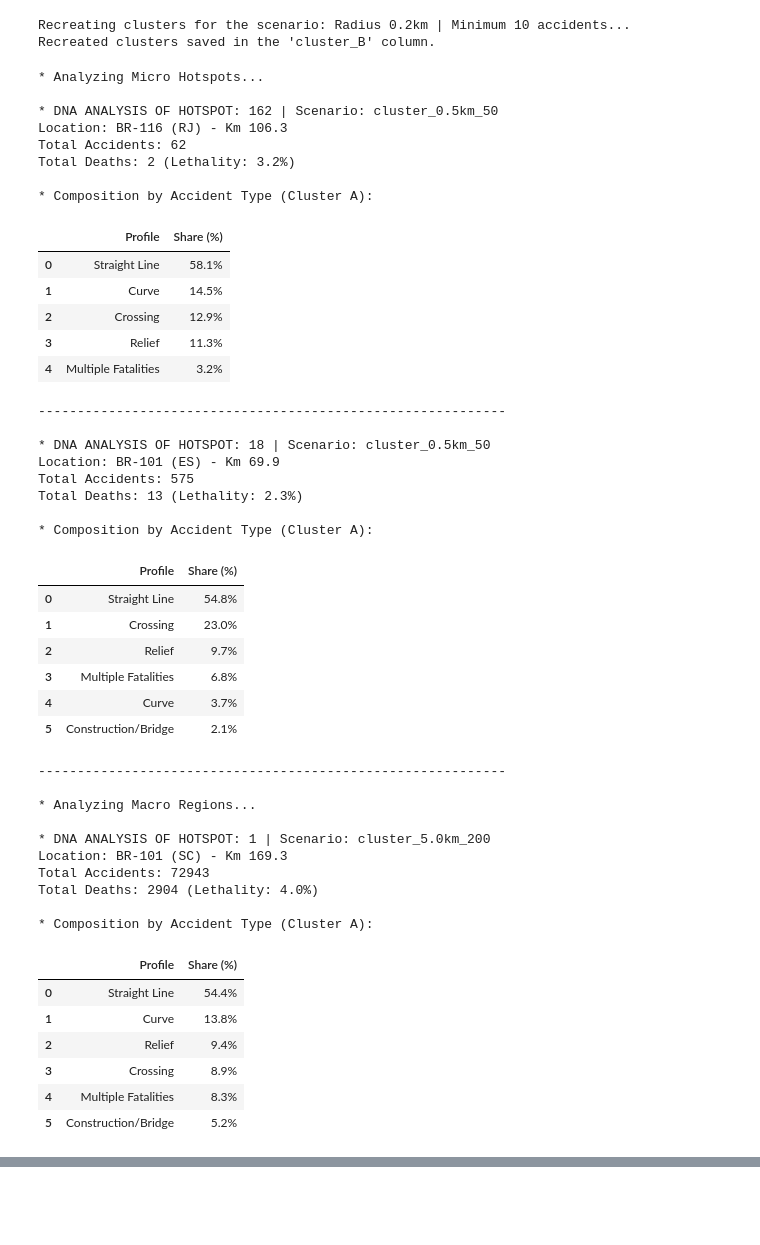
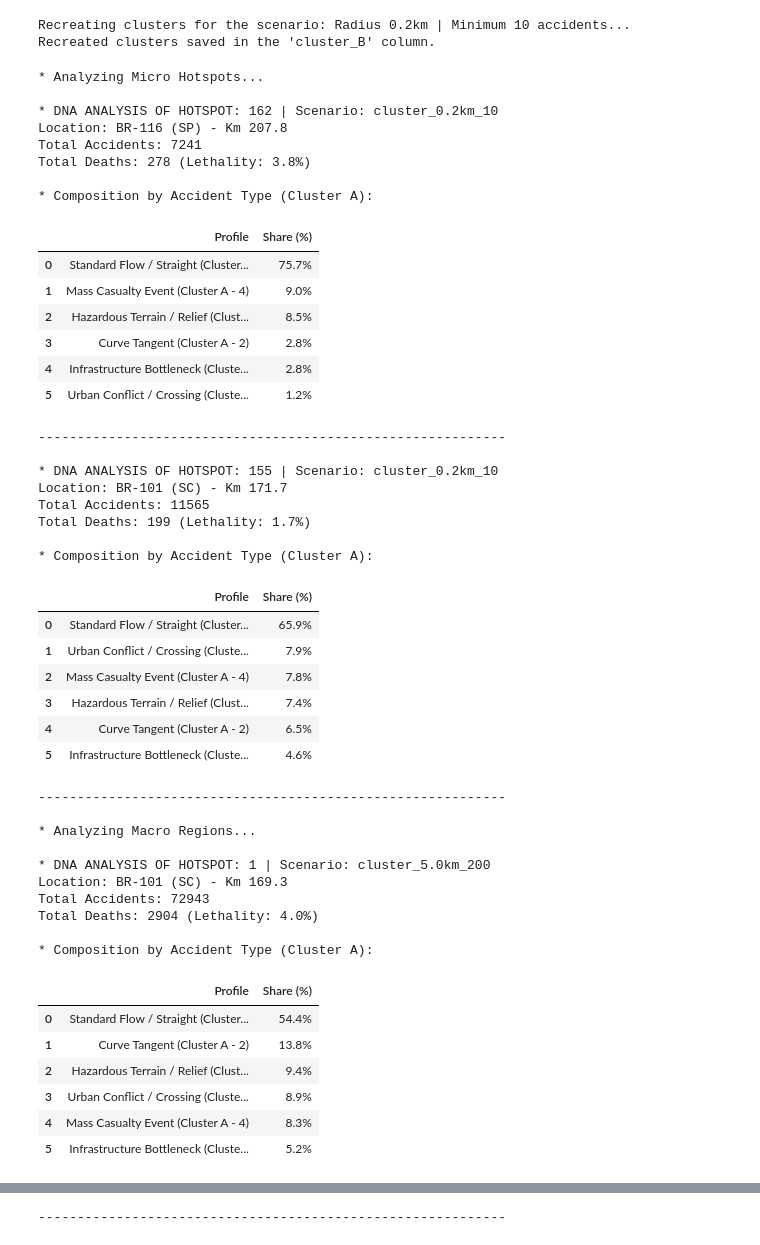
Before and after one commit to vini-mon/PRF-Accident-Clustering, a Jupyter notebook: scripts/cluster_B.ipynb, the cells around one changed output, grey strips where cells are left out. Drawn from its saved outputs; the diff is of its cells as text; code cells hidden in the pictures; blank space fills up the shorter version.

```diff
--- a/scripts/cluster_B.ipynb
+++ b/scripts/cluster_B.ipynb
@@ -201,7 +202,7 @@ def run_dbscan_battery(df, scenarios):
 # Some scenarios to test:
 cenarios_para_testar = [
 
-	(0.5, 50),   # MICRO: Find "The Death Curve" - "A Curva da Morte" (200m, 50 accidents)
+	(0.2, 10),   # MICRO: Find "The Death Curve" - "A Curva da Morte" (200m, 50 accidents)
 	(1.0, 50),   # MESO: Find dangerous stretches (1km, 50 accidents)
 	(5.0, 200)   # MACRO: Find chaotic metropolitan regions (5km, 200 accidents)
 
@@ -295,13 +296,16 @@ def analisar_dna_hotspot(df, cluster_id, scenario_col):
 
     # Mapping names
     mapeamento_nomes = {
-        0: "Relief",
-        1: "Construction/Bridge",
-        2: "Curve",
-        3: "Straight Line",
-        4: "Multiple Fatalities",
-        5: "Crossing"
+
+        0: "Hazardous Terrain / Relief (Cluster A - 0)",
+        1: "Infrastructure Bottleneck (Cluster A - 1)",
+        2: "Curve Tangent (Cluster A - 2)",
+        3: "Standard Flow / Straight (Cluster A - 3)",
+        4: "Mass Casualty Event (Cluster A - 4)",
+        5: "Urban Conflict / Crossing (Cluster A - 5)"
+
     }
+
 
     # Create list for DataFrame
     data_list = []
@@ -318,59 +322,61 @@ def analisar_dna_hotspot(df, cluster_id, scenario_col):
                 "Share (%)": pct
 
             })
 
     # Display Dataframe if data exists
     if data_list:
 
         df_dna = pd.DataFrame(data_list)
         df_dna = df_dna.sort_values("Share (%)", ascending=False).reset_index(drop=True)
 
         # Clean style: Simple bar, serious color, percentage format
         styled_table = df_dna.style.bar(subset=['Share (%)'], color='#d65f5f', vmin=0, vmax=100).format({'Share (%)': '{:.1f}%'})
 
         display(styled_table)
 
     else:
         print("No behavioral clusters identified.")
 
     print("-" * 60)
 
 print("* Analyzing Micro Hotspots...")
-analisar_dna_hotspot(df_geo, 162, scenario_col='cluster_0.5km_50')
-analisar_dna_hotspot(df_geo, 18, scenario_col='cluster_0.5km_50')
+analisar_dna_hotspot(df_geo, 162, scenario_col='cluster_0.2km_10')
+analisar_dna_hotspot(df_geo, 155, scenario_col='cluster_0.2km_10')
 
 print("\n* Analyzing Macro Regions...")
 analisar_dna_hotspot(df_geo, 1, scenario_col='cluster_5.0km_200')
+analisar_dna_hotspot(df_geo, 18, scenario_col='cluster_5.0km_200')
 # %% [output]
 * Analyzing Micro Hotspots...
 
-* DNA ANALYSIS OF HOTSPOT: 162 | Scenario: cluster_0.5km_50
-Location: BR-116 (RJ) - Km 106.3
-Total Accidents: 62
-Total Deaths: 2 (Lethality: 3.2%)
+* DNA ANALYSIS OF HOTSPOT: 162 | Scenario: cluster_0.2km_10
+Location: BR-116 (SP) - Km 207.8
+Total Accidents: 7241
+Total Deaths: 278 (Lethality: 3.8%)
 
 * Composition by Accident Type (Cluster A):
 |  | Profile | Share (%) |
-| 0 | Straight Line | 58.1% |
-| 1 | Curve | 14.5% |
-| 2 | Crossing | 12.9% |
-| 3 | Relief | 11.3% |
-| 4 | Multiple Fatalities | 3.2% |
+| 0 | Standard Flow / Straight (Cluster... | 75.7% |
+| 1 | Mass Casualty Event (Cluster A - 4) | 9.0% |
+| 2 | Hazardous Terrain / Relief (Clust... | 8.5% |
+| 3 | Curve Tangent (Cluster A - 2) | 2.8% |
+| 4 | Infrastructure Bottleneck (Cluste... | 2.8% |
+| 5 | Urban Conflict / Crossing (Cluste... | 1.2% |
 ------------------------------------------------------------
 
-* DNA ANALYSIS OF HOTSPOT: 18 | Scenario: cluster_0.5km_50
-Location: BR-101 (ES) - Km 69.9
-Total Accidents: 575
-Total Deaths: 13 (Lethality: 2.3%)
+* DNA ANALYSIS OF HOTSPOT: 155 | Scenario: cluster_0.2km_10
+Location: BR-101 (SC) - Km 171.7
+Total Accidents: 11565
+Total Deaths: 199 (Lethality: 1.7%)
 
 * Composition by Accident Type (Cluster A):
 |  | Profile | Share (%) |
-| 0 | Straight Line | 54.8% |
-| 1 | Crossing | 23.0% |
-| 2 | Relief | 9.7% |
-| 3 | Multiple Fatalities | 6.8% |
-| 4 | Curve | 3.7% |
-| 5 | Construction/Bridge | 2.1% |
+| 0 | Standard Flow / Straight (Cluster... | 65.9% |
+| 1 | Urban Conflict / Crossing (Cluste... | 7.9% |
+| 2 | Mass Casualty Event (Cluster A - 4) | 7.8% |
+| 3 | Hazardous Terrain / Relief (Clust... | 7.4% |
+| 4 | Curve Tangent (Cluster A - 2) | 6.5% |
+| 5 | Infrastructure Bottleneck (Cluste... | 4.6% |
 ------------------------------------------------------------
 
 * Analyzing Macro Regions...
@@ -382,10 +388,10 @@ Total Deaths: 2904 (Lethality: 4.0%)
 
 * Composition by Accident Type (Cluster A):
 |  | Profile | Share (%) |
-| 0 | Straight Line | 54.4% |
-| 1 | Curve | 13.8% |
-| 2 | Relief | 9.4% |
-| 3 | Crossing | 8.9% |
-| 4 | Multiple Fatalities | 8.3% |
-| 5 | Construction/Bridge | 5.2% |
+| 0 | Standard Flow / Straight (Cluster... | 54.4% |
+| 1 | Curve Tangent (Cluster A - 2) | 13.8% |
+| 2 | Hazardous Terrain / Relief (Clust... | 9.4% |
+| 3 | Urban Conflict / Crossing (Cluste... | 8.9% |
+| 4 | Mass Casualty Event (Cluster A - 4) | 8.3% |
+| 5 | Infrastructure Bottleneck (Cluste... | 5.2% |
 ------------------------------------------------------------
@@ -391,0 +412 @@ Total Deaths: 2904 (Lethality: 4.0%)
+------------------------------------------------------------
```
Also changed, not shown: parts of 3 cells of this notebook, 6 other files.
